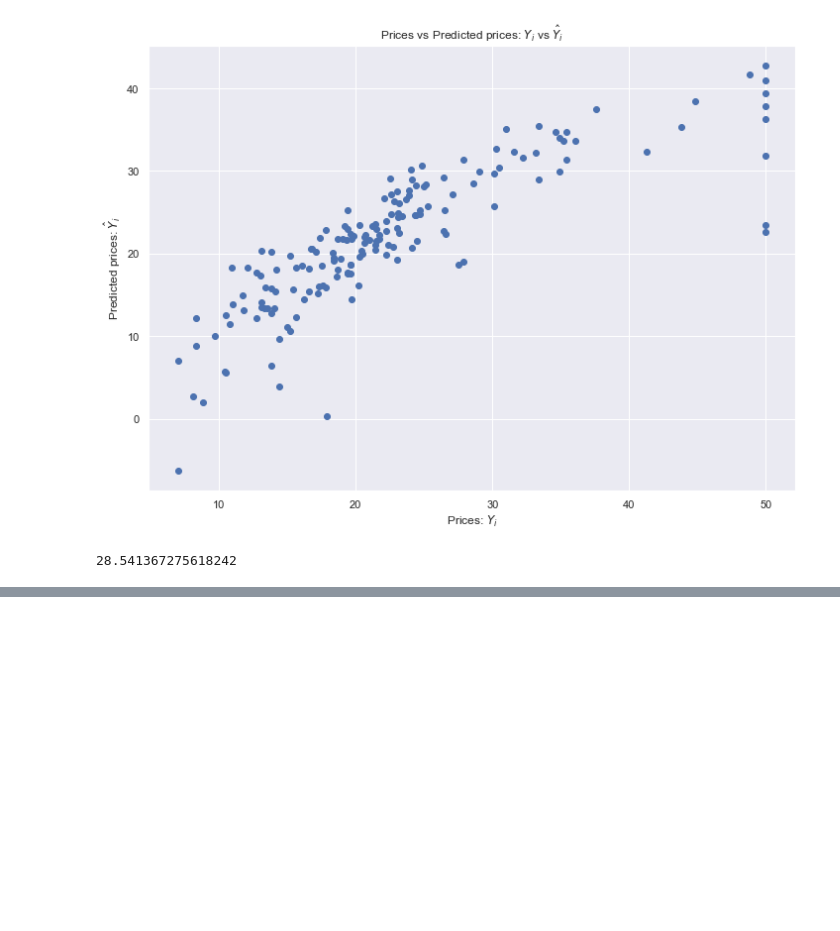
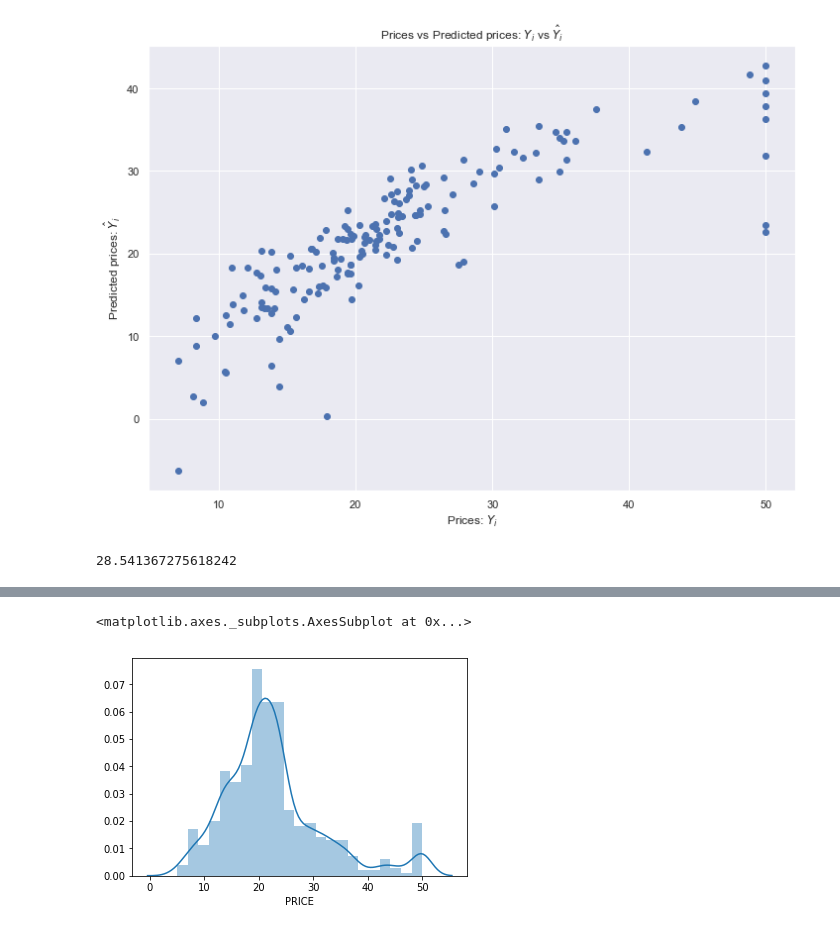
Before and after one commit to rajneesharyan/Acadgild, a Jupyter notebook: Assignment/Assignment- ML - VII CASE STUDY.ipynb, the cells around one changed output, grey strips where cells are left out. Drawn from its saved outputs; the diff is of its cells as text; code cells hidden in the pictures; blank space fills up the shorter version.

```diff
--- a/Assignment/Assignment- ML - VII CASE STUDY.ipynb
+++ b/Assignment/Assignment- ML - VII CASE STUDY.ipynb
@@ -365,0 +426,5 @@ mse
+# %%
+sns.distplot(features['PRICE'])
+# %% [output]
+<matplotlib.axes._subplots.AxesSubplot at 0x...>
+[figure, added]
```
Also changed, not shown: parts of 39 cells of this notebook.
